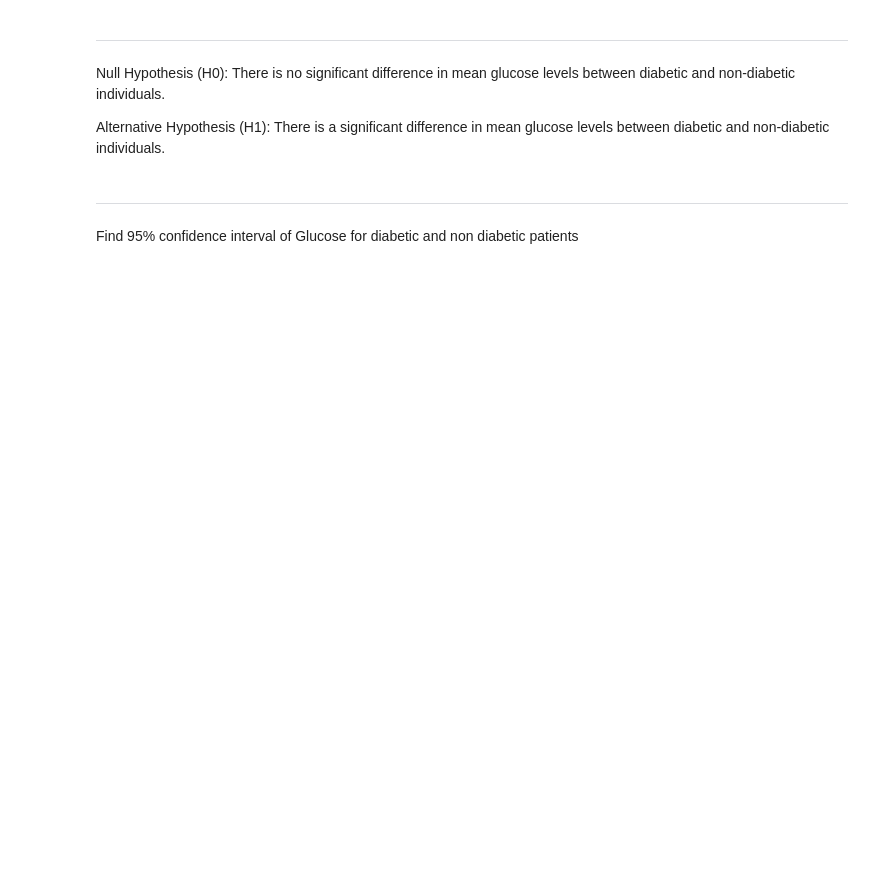
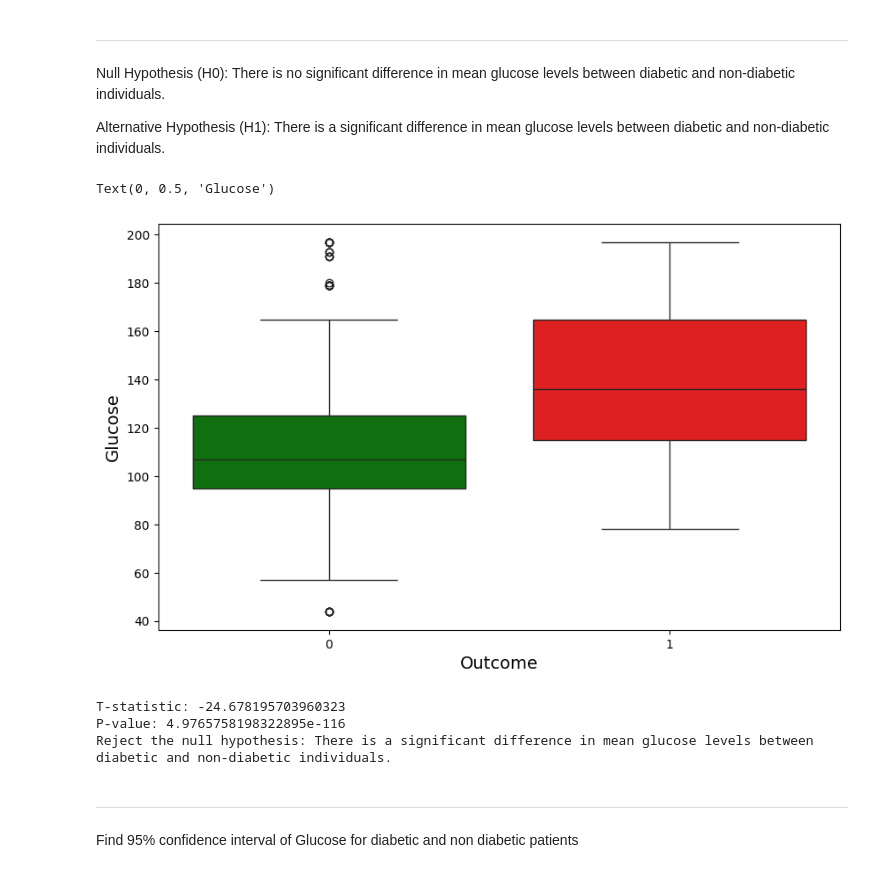
Before and after one commit to Drissdo185/Static-Method-Project, a Jupyter notebook: Rework.ipynb, the cells around one changed output. Cells and saved outputs as stored; diff of their text form; code cells hidden in the pictures; blank space fills up the shorter version.

```diff
--- a/Rework.ipynb
+++ b/Rework.ipynb
@@ -854,6 +882,32 @@ Testing the relationship between Glucose and Insulin
 Null Hypothesis (H0): There is no significant difference in mean glucose levels between diabetic and non-diabetic individuals.
 
 Alternative Hypothesis (H1): There is a significant difference in mean glucose levels between diabetic and non-diabetic individuals.
+# %%
+# Box plot for Glucose
+plt.figure(figsize=(10, 6))
+sns.boxplot(x='Outcome', y='Glucose', data=df, palette=['green', 'red'])
+plt.xlabel('Outcome', fontsize=14)
+plt.ylabel('Glucose', fontsize=14)
+# %% [output]
+Text(0, 0.5, 'Glucose')
+[figure, added]
+# %%
+# Perform two-sample t-test
+t_stat, p_value = stats.ttest_ind(glucose_non_diabetic, glucose_diabetic, equal_var=False)  # Welch's t-test
+
+print(f'T-statistic: {t_stat}')
+print(f'P-value: {p_value}')
+
+# Interpretation
+alpha = 0.05
+if p_value < alpha:
+    print("Reject the null hypothesis: There is a significant difference in mean glucose levels between diabetic and non-diabetic individuals.")
+else:
+    print("Fail to reject the null hypothesis: There is no significant difference in mean glucose levels between diabetic and non-diabetic individuals.")
+# %% [output]
+T-statistic: -24.678195703960323
+P-value: 4.9765758198322895e-116
+Reject the null hypothesis: There is a significant difference in mean glucose levels between diabetic and non-diabetic individuals.
 # %% [markdown]
 ---
 # %% [markdown]
```
Also changed, not shown: parts of 20 cells of this notebook.
